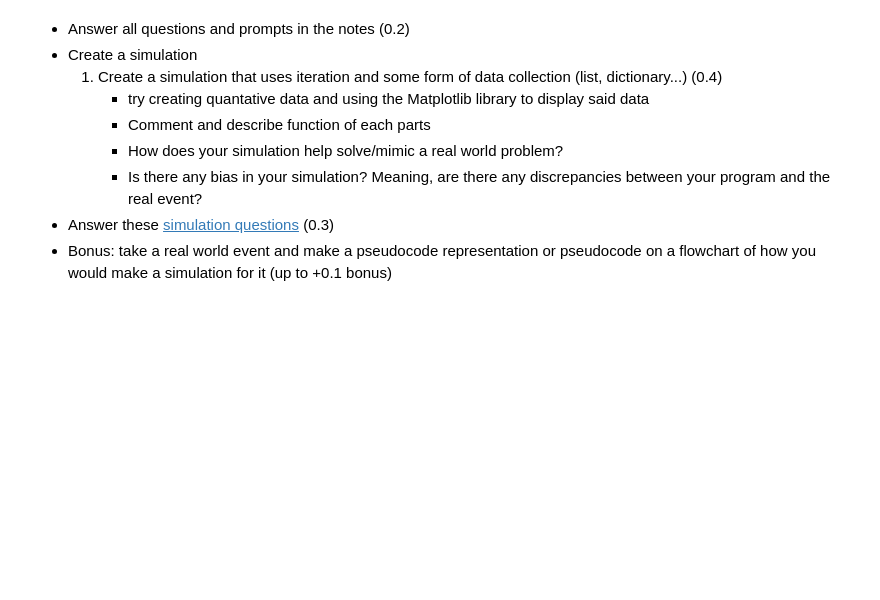
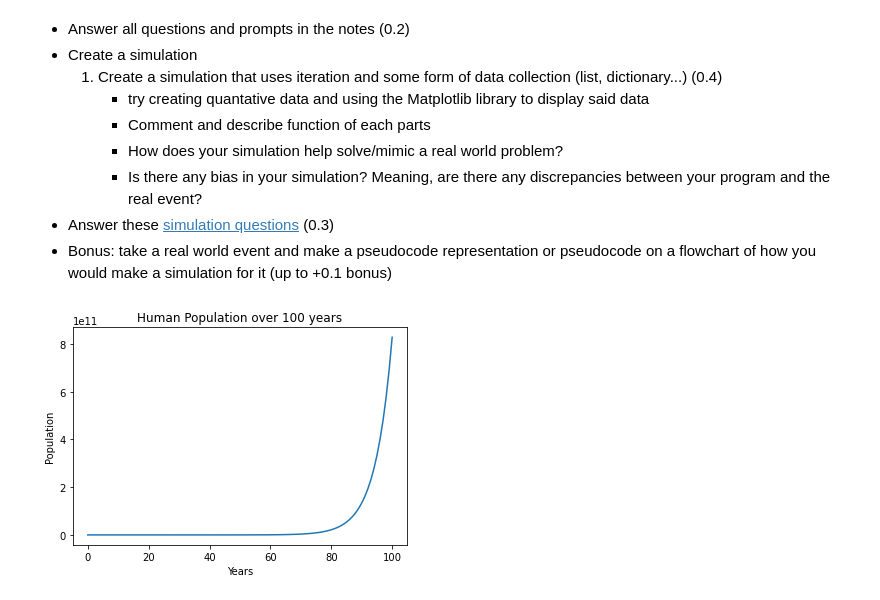
Before and after one commit to yuricoder07/myfiles, a Jupyter notebook: _notebooks/2023-04-25-P3M-Simulations.ipynb, the cells around one changed output. Saved outputs shown, nothing was run; the diff lists cells and outputs as text; code cells hidden in the pictures; blank space fills up the shorter version.

```diff
--- a/_notebooks/2023-04-25-P3M-Simulations.ipynb
+++ b/_notebooks/2023-04-25-P3M-Simulations.ipynb
@@ -281,3 +315,29 @@ How does this simulation have bias?
         - Is there any bias in your simulation? Meaning, are there any discrepancies between your program and the real event?
 - Answer these [simulation questions](https://shruthim0.github.io/canada/2023/04/03/simulationsplanning2.html) (0.3)
 - Bonus: take a real world event and make a pseudocode representation or pseudocode on a flowchart of how you would make a simulation for it (up to +0.1 bonus)
+# %%
+# AHuman Population Simulator
+import matplotlib.pyplot as plt
+# Variables for sim
+
+startingPopulation = 10000
+years = 100
+growth_rate = 1.2
+
+
+# Empty list to store current population
+currentPopuulation = [startingPopulation]
+
+for year in range(1, years+1):
+    newPopulation = currentPopuulation[year-1]*growth_rate
+
+    currentPopuulation.append(newPopulation)
+
+
+plt.plot(range(years + 1), currentPopuulation)
+plt.title("Human Population over 100 years")
+plt.xlabel("Years")
+plt.ylabel("Population")
+plt.show()
+# %% [output]
+[figure, added]
```
Also changed, not shown: parts of 9 cells of this notebook, 4 other files.
